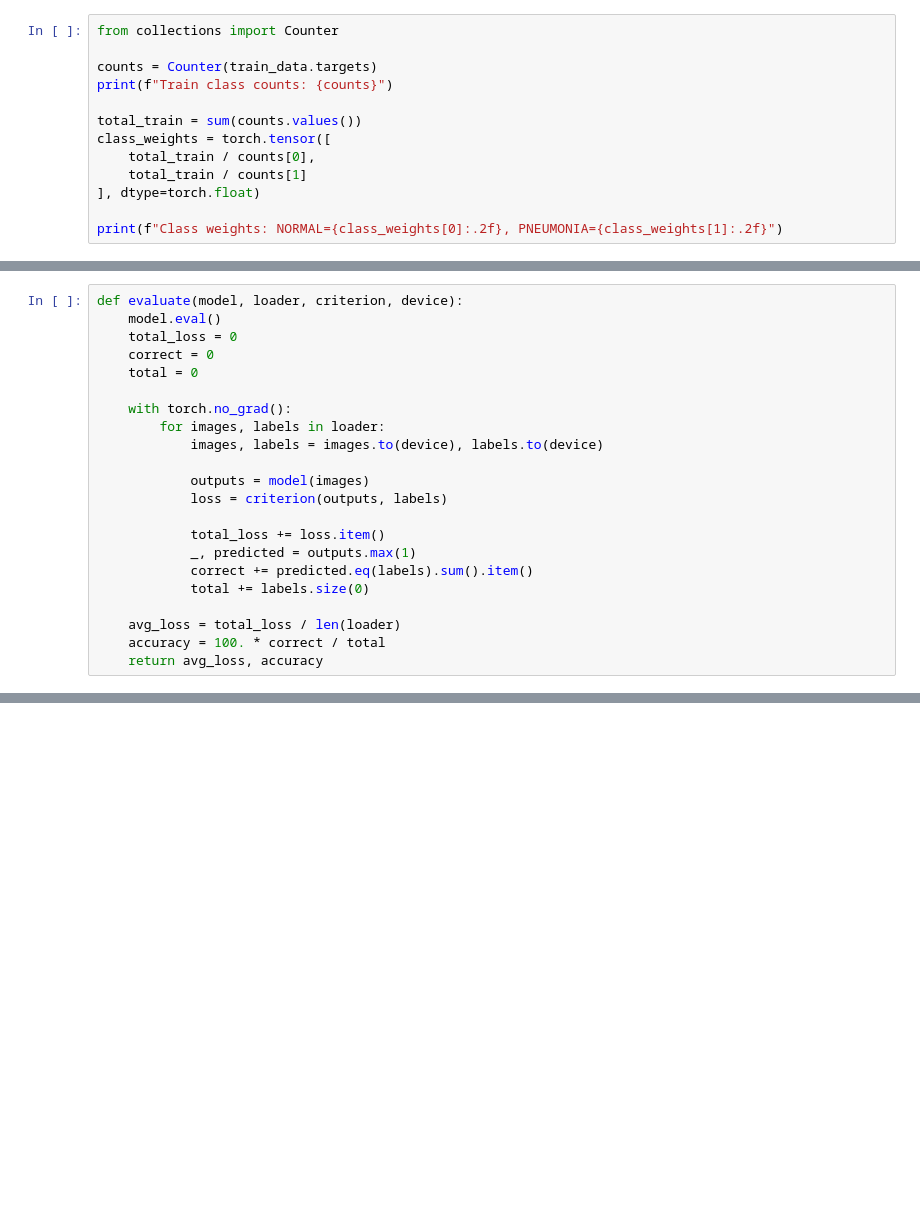
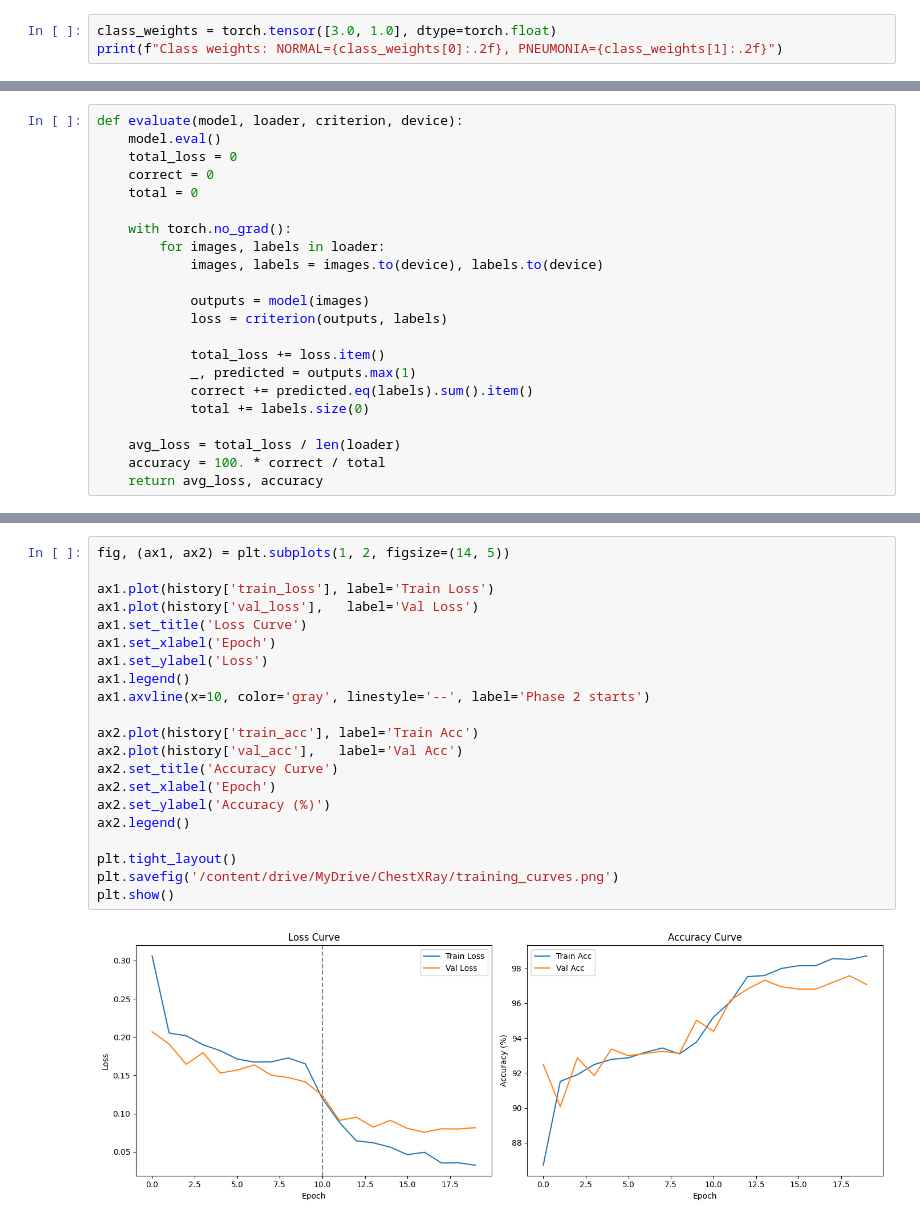
Before and after one commit to farhadnuri/chest-x-ray-cnn-model, a Jupyter notebook: model/CNN-Model.ipynb, the cells around one changed output, grey strips where cells are left out. Saved outputs shown, nothing was run; the diff lists cells and outputs as text; blank space fills up the shorter version.

```diff
--- a/model/CNN-Model.ipynb
+++ b/model/CNN-Model.ipynb
@@ -182,14 +190,4 @@ Classes: ['NORMAL', 'PNEUMONIA']
 # %%
-from collections import Counter
-
-counts = Counter(train_data.targets)
-print(f"Train class counts: {counts}")
-
-total_train = sum(counts.values())
-class_weights = torch.tensor([
-    total_train / counts[0],
-    total_train / counts[1]
-], dtype=torch.float)
-
+class_weights = torch.tensor([3.0, 1.0], dtype=torch.float)
 print(f"Class weights: NORMAL={class_weights[0]:.2f}, PNEUMONIA={class_weights[1]:.2f}")
 # %% [output]
@@ -339 +348,24 @@ Epoch [10/10] Train Loss: 0.0399, Train Acc: 98.70% | Val Loss: 0.0739, Val Acc:
 Done
+# %%
+fig, (ax1, ax2) = plt.subplots(1, 2, figsize=(14, 5))
+
+ax1.plot(history['train_loss'], label='Train Loss')
+ax1.plot(history['val_loss'],   label='Val Loss')
+ax1.set_title('Loss Curve')
+ax1.set_xlabel('Epoch')
+ax1.set_ylabel('Loss')
+ax1.legend()
+ax1.axvline(x=10, color='gray', linestyle='--', label='Phase 2 starts')
+
+ax2.plot(history['train_acc'], label='Train Acc')
+ax2.plot(history['val_acc'],   label='Val Acc')
+ax2.set_title('Accuracy Curve')
+ax2.set_xlabel('Epoch')
+ax2.set_ylabel('Accuracy (%)')
+ax2.legend()
+
+plt.tight_layout()
+plt.savefig('/content/drive/MyDrive/ChestXRay/training_curves.png')
+plt.show()
+# %% [output]
+[figure, added]
```
Also changed, not shown: parts of 13 cells of this notebook, 1 other file.
